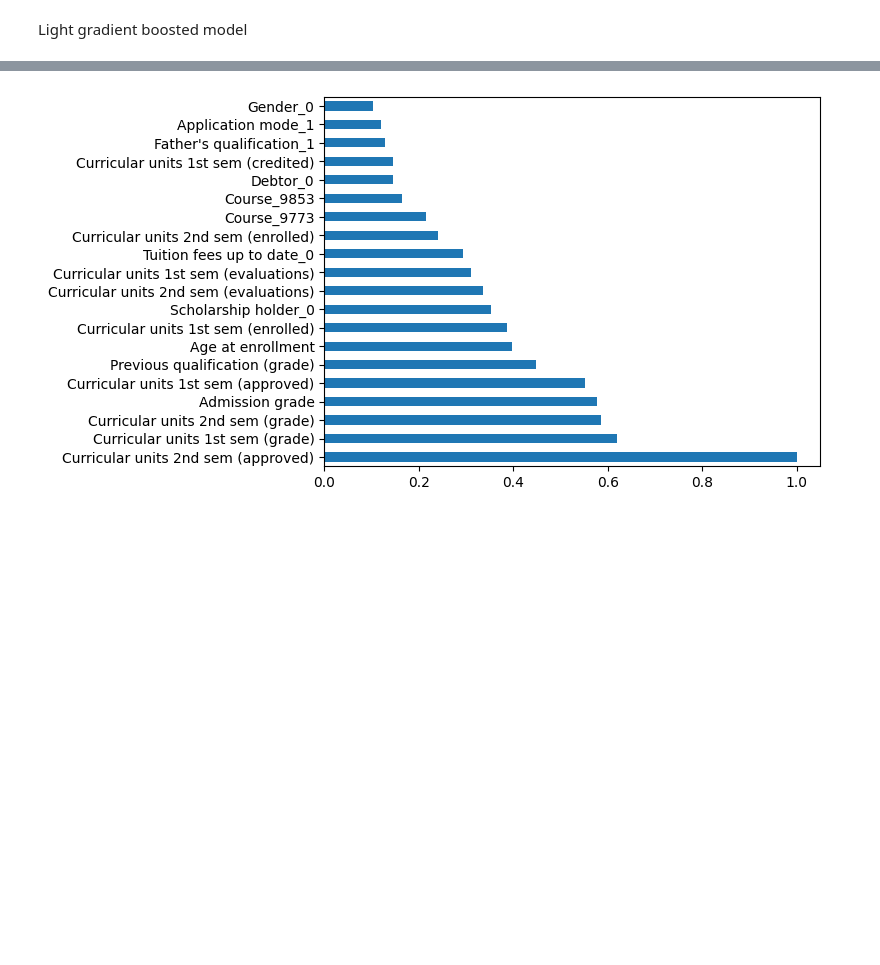
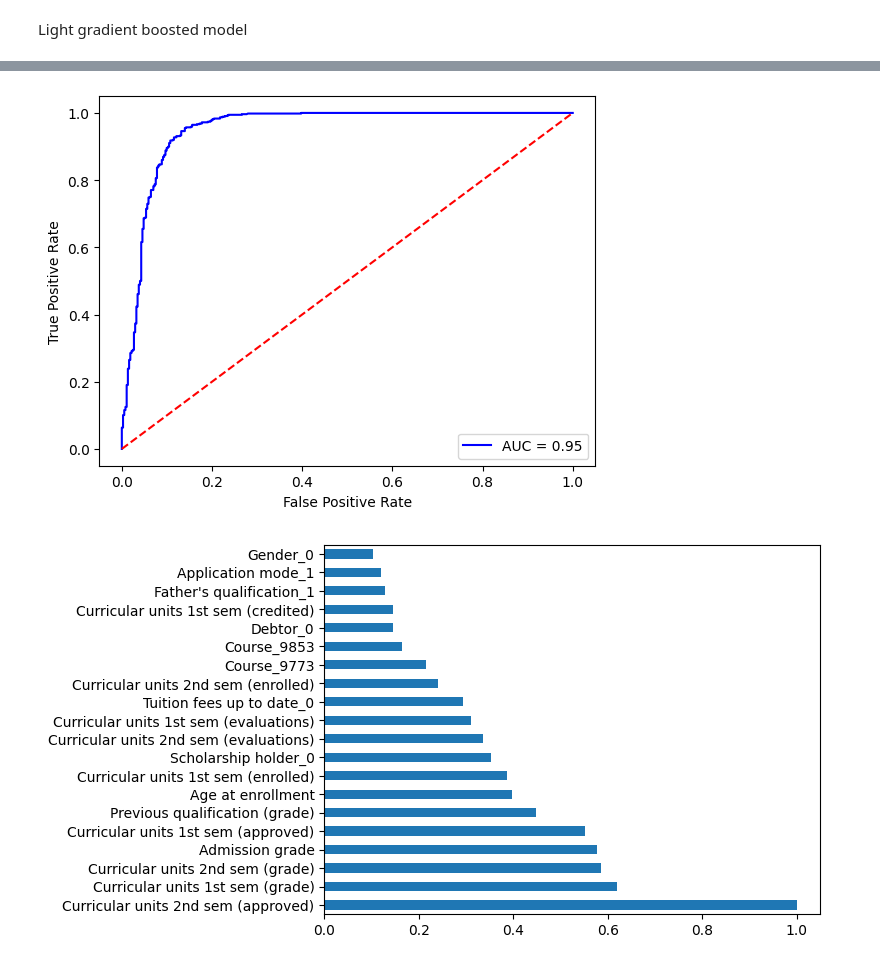
Before and after one commit to bktakacs/Student-Academic-Outcome-Prediction-Capstone, a Jupyter notebook: modeling.ipynb, the cells around one changed output, grey strips where cells are left out. Saved outputs shown, nothing was run; the diff lists cells and outputs as text; code cells hidden in the pictures; blank space fills up the shorter version.

```diff
--- a/modeling.ipynb
+++ b/modeling.ipynb
@@ -299,6 +299,19 @@ Training until validation scores don't improve for 10 rounds
 Early stopping, best iteration is:
 [34]    valid_0's auc: 0.950828
 Accuracy: 0.9118942731277533
+# %%
+yprob_lgbm = clf.predict(Xtest)
+fpr_lgbm, tpr_lgbm, threshold = metrics.roc_curve(ytest, yprob_lgbm, pos_label='Graduate')
+roc_auc_lgbm = metrics.auc(fpr_lgbm, tpr_lgbm)
+
+plt.plot(fpr_lgbm, tpr_lgbm, 'b', label = 'AUC = %0.2f' % roc_auc_lgbm)
+plt.legend(loc = 'lower right')
+plt.plot([0, 1], [0, 1],'r--')
+plt.ylabel('True Positive Rate')
+plt.xlabel('False Positive Rate')
+plt.show()
+# %% [output]
+[figure, added]
 # %%
 feat_importances = pd.Series(clf.feature_importance()/clf.feature_importance().max(), index=df_features.columns)
 feat_importances.nlargest(20).plot(kind='barh')
```
Also changed, not shown: parts of 5 cells of this notebook, 38 other files.
